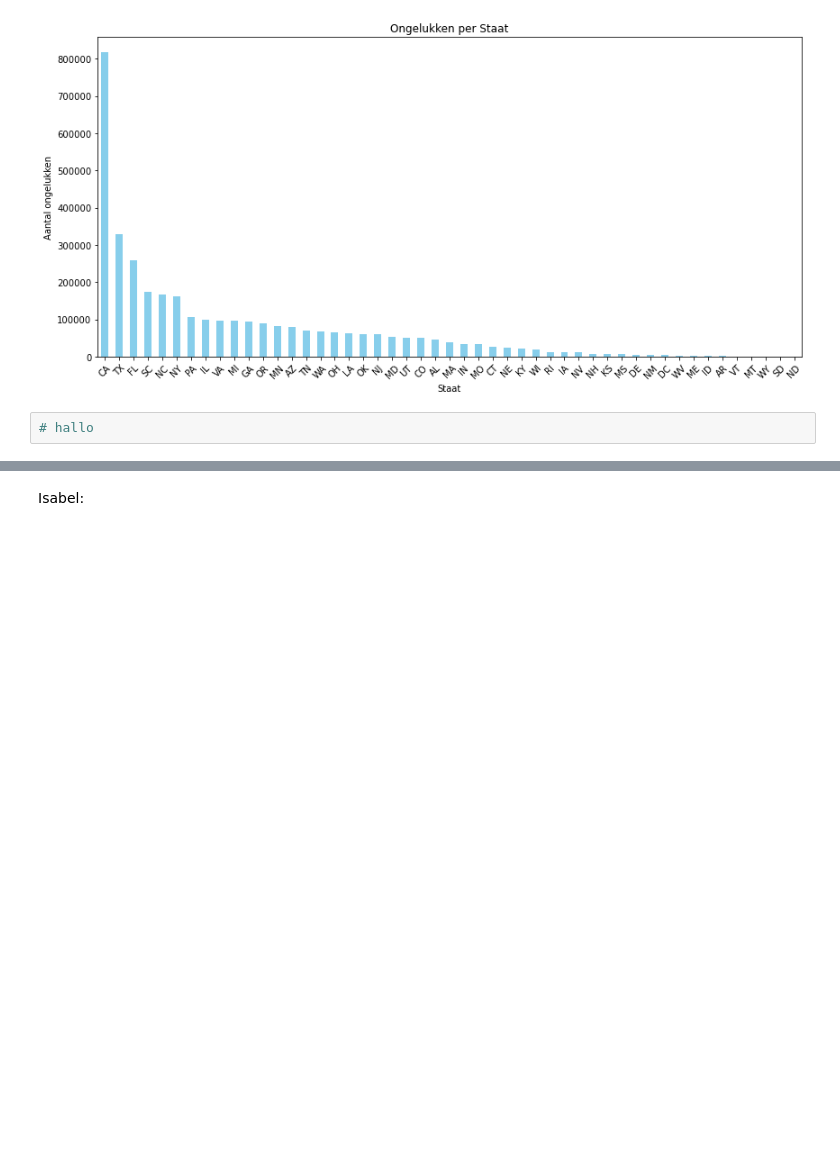
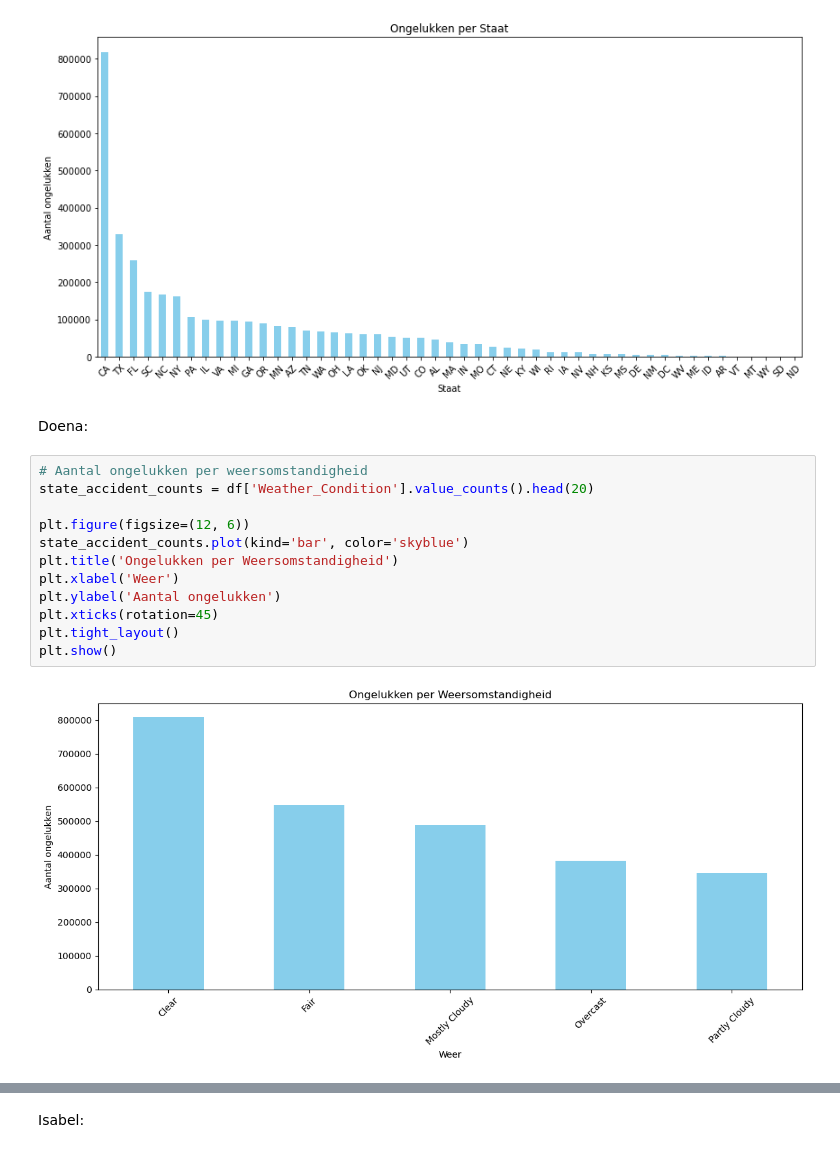
Before and after one commit to IsabelvanDam19/WT_Specialisatie, a Jupyter notebook: Beetje dingen enzo.ipynb, the cells around one changed output, grey strips where cells are left out. Saved outputs shown, nothing was run; the diff lists cells and outputs as text; blank space fills up the shorter version.

Commit message:
weer in categorien

```diff
--- a/Beetje dingen enzo.ipynb
+++ b/Beetje dingen enzo.ipynb
@@ -289,5 +342,19 @@ plt.tight_layout()
 plt.show()
 # %% [output]
 [figure]
-# %%
-# hallo
+# %% [markdown]
+Doena:
+# %%
+# Aantal ongelukken per weersomstandigheid
+state_accident_counts = df['Weather_Condition'].value_counts().head(20)
+
+plt.figure(figsize=(12, 6))
+state_accident_counts.plot(kind='bar', color='skyblue')
+plt.title('Ongelukken per Weersomstandigheid')
+plt.xlabel('Weer')
+plt.ylabel('Aantal ongelukken')
+plt.xticks(rotation=45)
+plt.tight_layout()
+plt.show()
+# %% [output]
+[figure, added]
```
Also changed, not shown: parts of 22 cells of this notebook.
